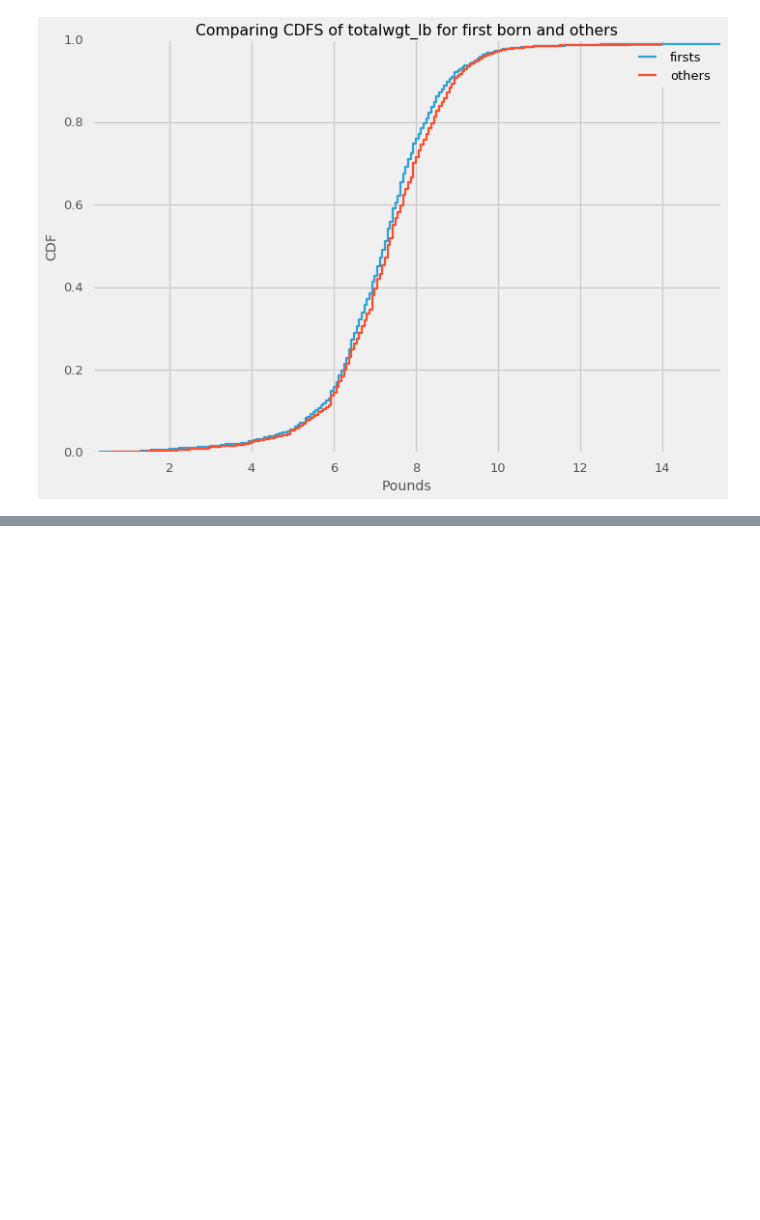
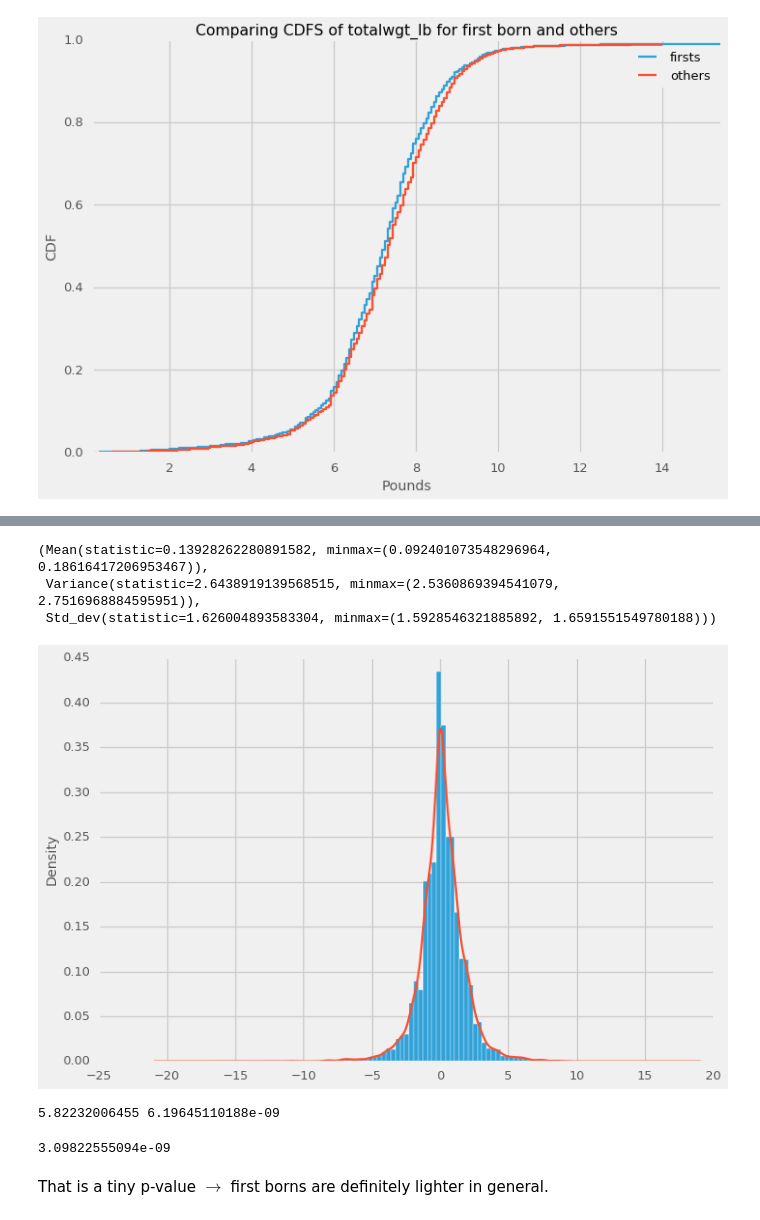
Before and after one commit to doolingdavid/ThinkStats2, a Jupyter notebook: code/thoroughnotes.ipynb, the cells around one changed output, grey strips where cells are left out. Drawn from its saved outputs; the diff is of its cells as text; code cells hidden in the pictures; blank space fills up the shorter version.

```diff
--- a/code/thoroughnotes.ipynb
+++ b/code/thoroughnotes.ipynb
@@ -2105,0 +2128,6 @@ plt.legend();
+# %%
+
+weight_deltas = dffertile.groupby(['caseid'])['totalwgt_lb'].apply(get_deltas)
+# %%
+good_weight_deltas = pd.Series(weight_deltas.values, index=dffertile.index)
+dffertile['good_weight_deltas'] = good_weight_deltas
@@ -2105,0 +2154,3 @@ plt.legend();
+# %%
+true_weight_diffs = dffertile['good_weight_deltas'].dropna()
+true_weight_diffs
@@ -2105,0 +2175,27 @@ plt.legend();
+# %%
+import scipy as sp
+import scipy
+from scipy import stats
+results = sp.stats.bayes_mvs(true_weight_diffs,alpha=.95)
+results
+# %% [output]
+(Mean(statistic=0.13928262280891582, minmax=(0.092401073548296964, 0.18616417206953467)),
+ Variance(statistic=2.6438919139568515, minmax=(2.5360869394541079, 2.7516968884595951)),
+ Std_dev(statistic=1.626004893583304, minmax=(1.5928546321885892, 1.6591551549780188)))
+# %%
+# the 95 percent confidence interval of the estimate of the population mean does NOT include zero.
+ax = true_weight_diffs.plot(kind='hist',normed=True,bins=60)
+true_weight_diffs.plot(kind='kde',ax=ax);
+# %% [output]
+[figure, added]
+# %%
+t_stat, p_value = scipy.stats.ttest_1samp(true_weight_diffs.as_matrix(),popmean=0)
+print(t_stat, p_value)
+# %% [output]
+5.82232006455 6.19645110188e-09
+# %%
+print(p_value/2)
+# %% [output]
+3.09822555094e-09
+# %% [markdown]
+That is a tiny p-value $\rightarrow$ first borns are definitely lighter in general.
```
Also changed, not shown: parts of 22 cells of this notebook, 1 other file.
